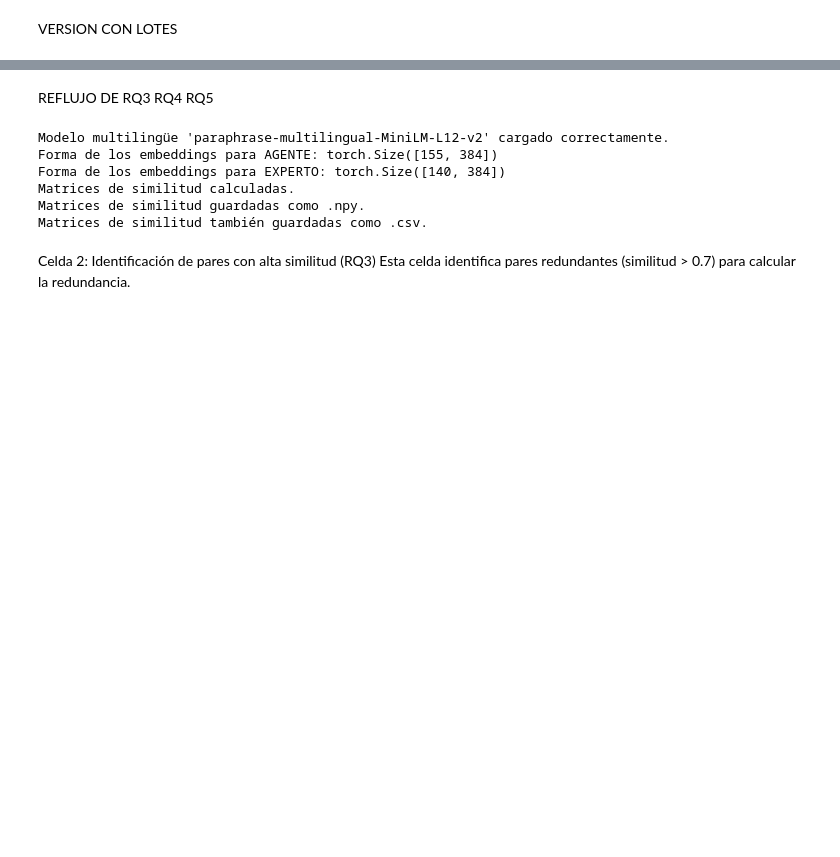
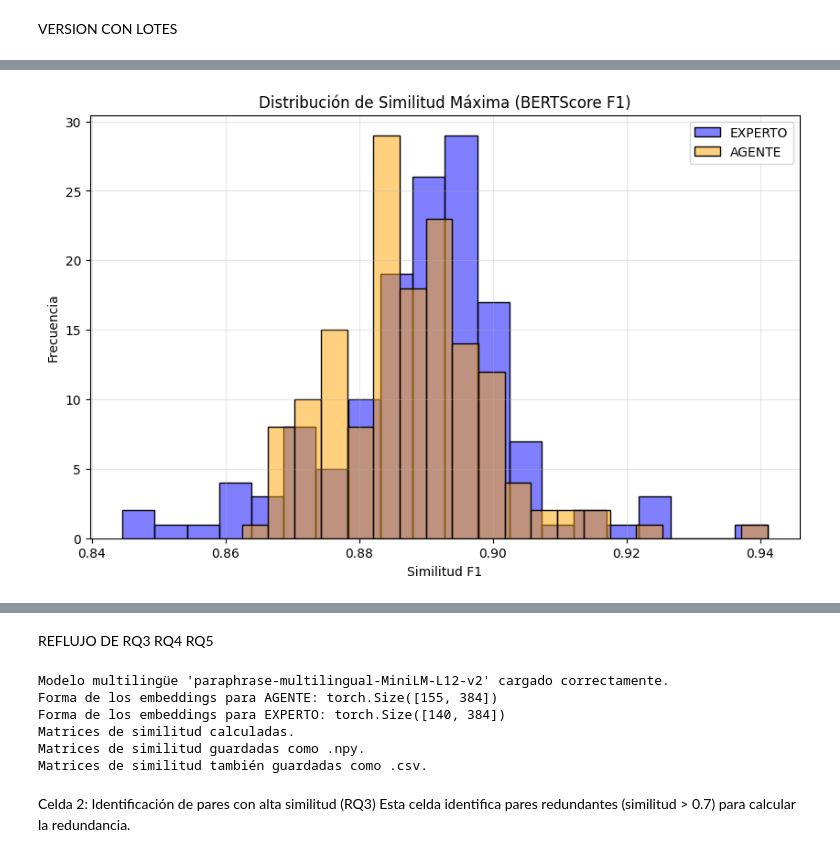
Before and after one commit to JorgeGarrido12/ValidacionRequisitos, a Jupyter notebook: validacion/validacion-notebook.ipynb, the cells around one changed output, grey strips where cells are left out. Cells and saved outputs as stored; diff of their text form; code cells hidden in the pictures; blank space fills up the shorter version.

```diff
--- a/validacion/validacion-notebook.ipynb
+++ b/validacion/validacion-notebook.ipynb
@@ -397,0 +240,90 @@ Gráfico de completitud guardado como completitud_comparison.png
+# %%
+import pandas as pd
+import numpy as np
+import matplotlib.pyplot as plt
+import seaborn as sns
+from scipy.stats import shapiro, ttest_ind, mannwhitneyu
+
+# --- Cargar los datos base ---
+experto_df = pd.read_excel("SALIDARQ1_EXPERTO.xlsx")
+agente_df = pd.read_excel("SALIDARQ1_AGENTE.xlsx")
+similaridades_exp = np.load("similaridades_exp.npy").tolist()
+similaridades_ag = np.load("similaridades_ag.npy").tolist()
+
+# --- Guardar resultados separados ---
+df_exp_vs_ag = pd.DataFrame({
+    "ID_EXPERTO": experto_df["ID"],
+    "Similitud_MAX_vs_AGENTE": similaridades_exp
+})
+df_ag_vs_exp = pd.DataFrame({
+    "ID_AGENTE": agente_df["ID"],
+    "Similitud_MAX_vs_EXPERTO": similaridades_ag
+})
+
+df_exp_vs_ag.to_excel("RQ2_EXPERTO_vs_AGENTE.xlsx", index=False)
+df_ag_vs_exp.to_excel("RQ2_AGENTE_vs_EXPERTO.xlsx", index=False)
+print("Archivos guardados por separado.")
+
+# --- Completitud ---
+SIMILARITY_THRESHOLD = 0.70
+coincidencias_exp = sum(np.array(similaridades_exp) > SIMILARITY_THRESHOLD)
+coincidencias_ag = sum(np.array(similaridades_ag) > SIMILARITY_THRESHOLD)
+total_exp = len(similaridades_exp)
+total_ag = len(similaridades_ag)
+unicos_exp = total_exp - coincidencias_exp
+unicos_ag = total_ag - coincidencias_ag
+
+# --- Estadística ---
+shapiro_exp = shapiro(similaridades_exp)
+shapiro_ag = shapiro(similaridades_ag)
+
+if shapiro_exp.pvalue > 0.05 and shapiro_ag.pvalue > 0.05:
+    test_name = "t-Student"
+    stat, pval = ttest_ind(similaridades_exp, similaridades_ag, equal_var=False)
+else:
+    test_name = "Mann-Whitney U"
+    stat, pval = mannwhitneyu(similaridades_exp, similaridades_ag)
+
+# --- Resultados ---
+print("\n=== Resultados ===")
+print(f"Promedio EXPERTO: {np.mean(similaridades_exp):.4f}")
+print(f"Promedio AGENTE: {np.mean(similaridades_ag):.4f}")
+print(f"Desviación EXPERTO: {np.std(similaridades_exp):.4f}")
+print(f"Desviación AGENTE: {np.std(similaridades_ag):.4f}")
+print(f"{test_name}: estadístico = {stat:.4f}, p = {pval:.4f}")
+print(f"Shapiro-Wilk EXPERTO p = {shapiro_exp.pvalue:.4f}")
+print(f"Shapiro-Wilk AGENTE p = {shapiro_ag.pvalue:.4f}")
+
+print("\n=== Completitud ===")
+print(f"Total EXPERTO: {total_exp} | Coincidencias: {coincidencias_exp} | Únicos: {unicos_exp} ({unicos_exp/total_exp*100:.2f}%)")
+print(f"Total AGENTE: {total_ag} | Coincidencias: {coincidencias_ag} | Únicos: {unicos_ag} ({unicos_ag/total_ag*100:.2f}%)")
+
+# --- Visualización de similitudes ---
+plt.figure(figsize=(10, 6))
+sns.histplot(similaridades_exp, label='EXPERTO', color='blue', alpha=0.5, bins=20)
+sns.histplot(similaridades_ag, label='AGENTE', color='orange', alpha=0.5, bins=20)
+plt.title('Distribución de Similitud Máxima (BERTScore F1)')
+plt.xlabel('Similitud F1')
+plt.ylabel('Frecuencia')
+plt.legend()
+plt.grid(True, alpha=0.3)
+plt.savefig("RQ2_similarity_distribution.png")
+plt.show()
+
+# --- Visualización de completitud ---
+plt.figure(figsize=(10, 4))
+labels = ['Únicos', 'Coincidencias']
+x = np.arange(len(labels))
+width = 0.35
+
+plt.bar(x - width/2, [unicos_exp, coincidencias_exp], width, label='EXPERTO', color='blue')
+plt.bar(x + width/2, [unicos_ag, coincidencias_ag], width, label='AGENTE', color='orange')
+plt.xticks(x, labels)
+plt.xlabel('Categoría')
+plt.ylabel('Número de requisitos')
+plt.title('Completitud: EXPERTO vs AGENTE')
+plt.legend()
+plt.tight_layout()
+plt.savefig("RQ2_completitud_comparison.png")
+plt.show()
+# %% [output]
@@ -397,0 +344 @@ Gráfico de completitud guardado como completitud_comparison.png
+[figure, added]
```
Also changed, not shown: parts of 14 cells of this notebook, 29 other files.
